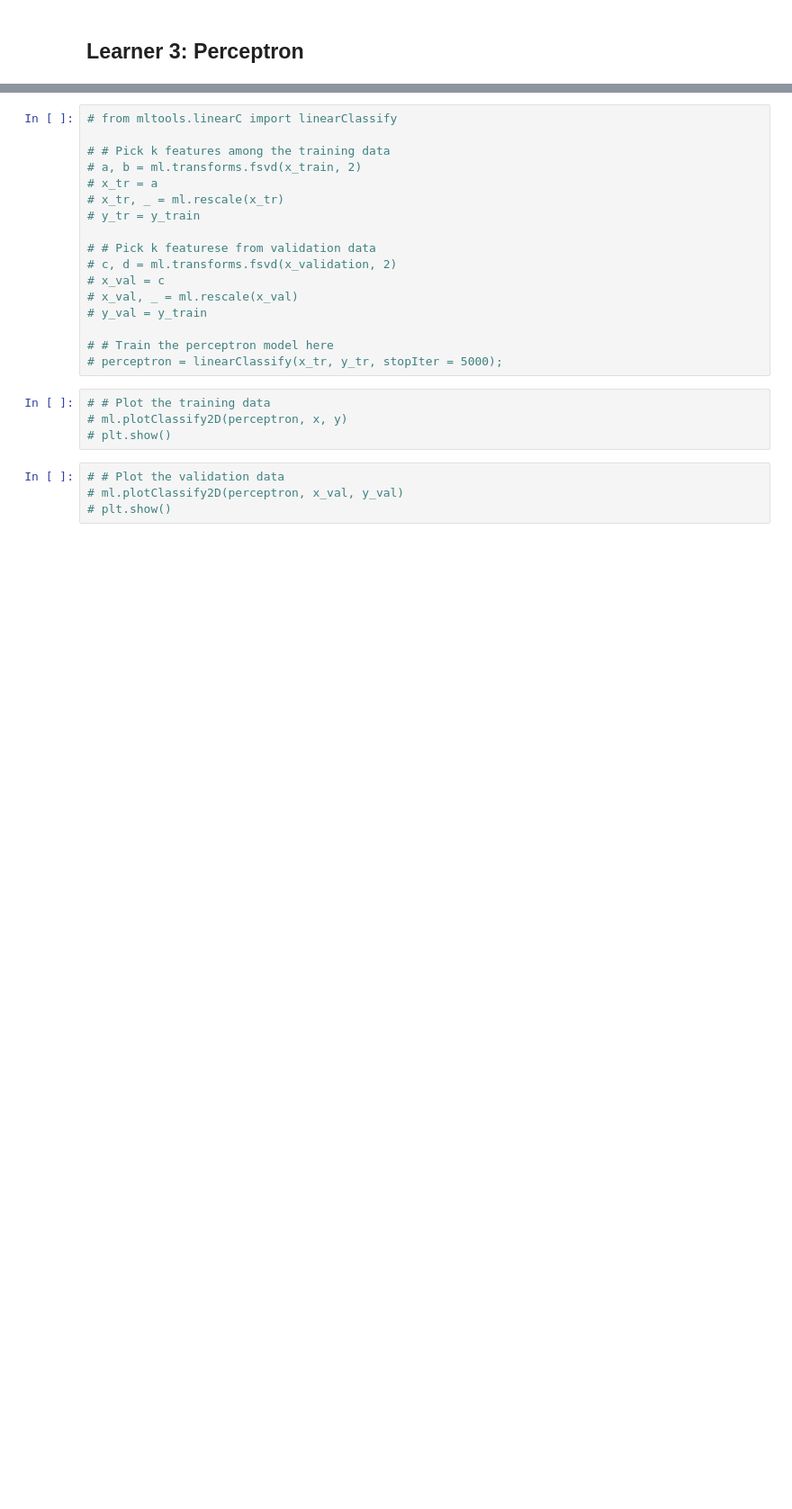
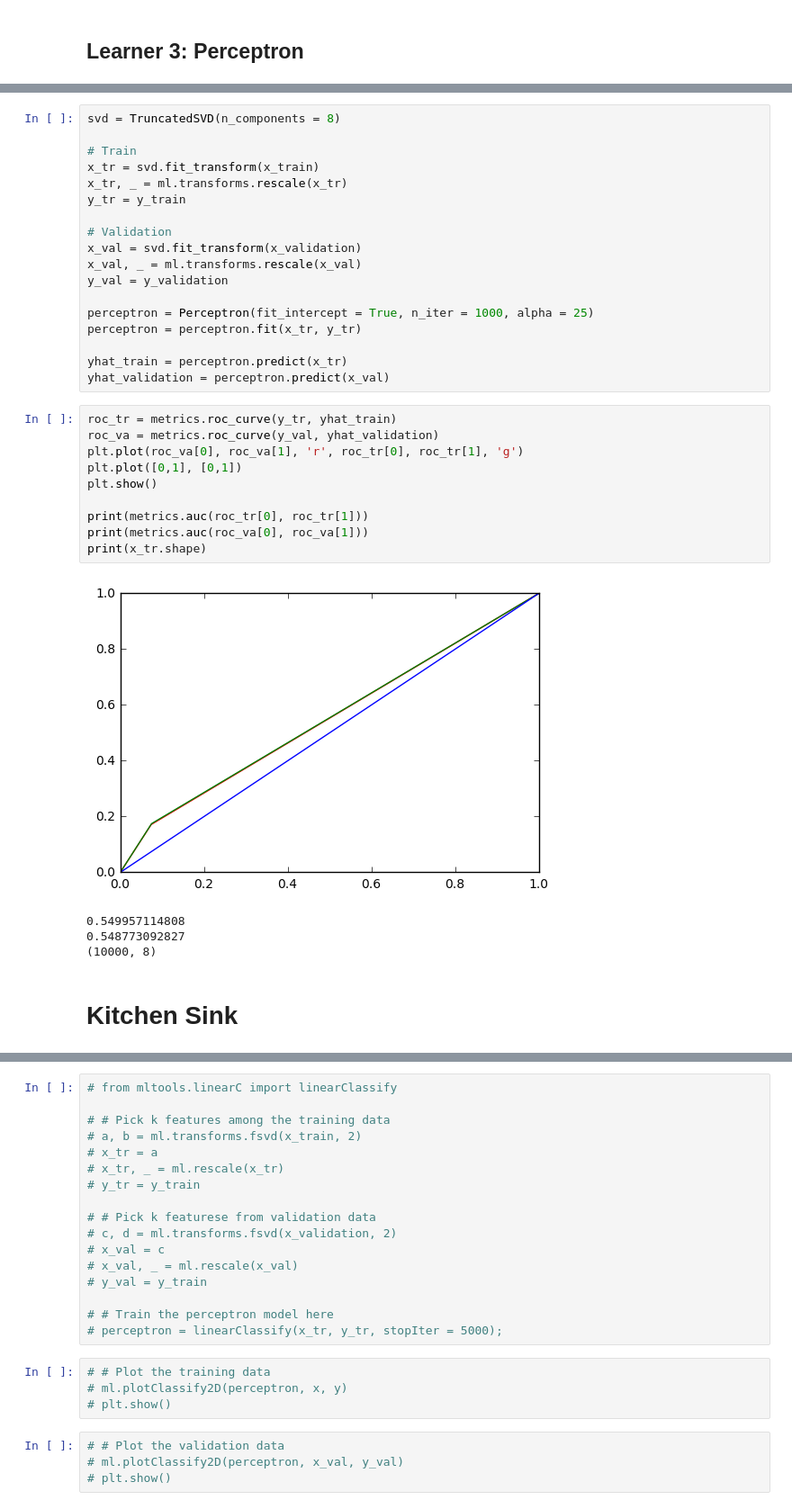
Before and after one commit to pandabytes/kaggle, a Jupyter notebook: Perceptron.ipynb, the cells around one changed output, grey strips where cells are left out. Shown: that part at 90% size. Saved outputs shown, nothing was run; the diff lists cells and outputs as text; blank space fills up the shorter version.

```diff
--- a/Perceptron.ipynb
+++ b/Perceptron.ipynb
@@ -21,0 +67,35 @@ y_train = y[0:10000]
+# %%
+svd = TruncatedSVD(n_components = 8)
+
+# Train
+x_tr = svd.fit_transform(x_train)
+x_tr, _ = ml.transforms.rescale(x_tr)
+y_tr = y_train
+
+# Validation
+x_val = svd.fit_transform(x_validation)
+x_val, _ = ml.transforms.rescale(x_val)
+y_val = y_validation
+
+perceptron = Perceptron(fit_intercept = True, n_iter = 1000, alpha = 25)
+perceptron = perceptron.fit(x_tr, y_tr)
+
+yhat_train = perceptron.predict(x_tr)
+yhat_validation = perceptron.predict(x_val)
+# %%
+roc_tr = metrics.roc_curve(y_tr, yhat_train)
+roc_va = metrics.roc_curve(y_val, yhat_validation)
+plt.plot(roc_va[0], roc_va[1], 'r', roc_tr[0], roc_tr[1], 'g')
+plt.plot([0,1], [0,1])
+plt.show()
+
+print(metrics.auc(roc_tr[0], roc_tr[1]))
+print(metrics.auc(roc_va[0], roc_va[1]))
+print(x_tr.shape)
+# %% [output]
+[figure, added]
+0.549957114808
+0.548773092827
+(10000, 8)
+# %% [markdown]
+<h1>Kitchen Sink</h1>
```
Also changed, not shown: parts of 11 cells of this notebook, 2 other files.
